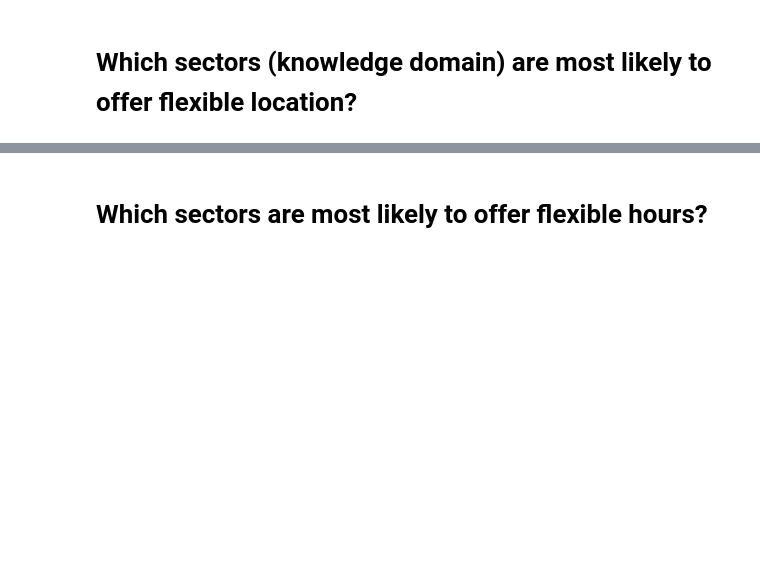
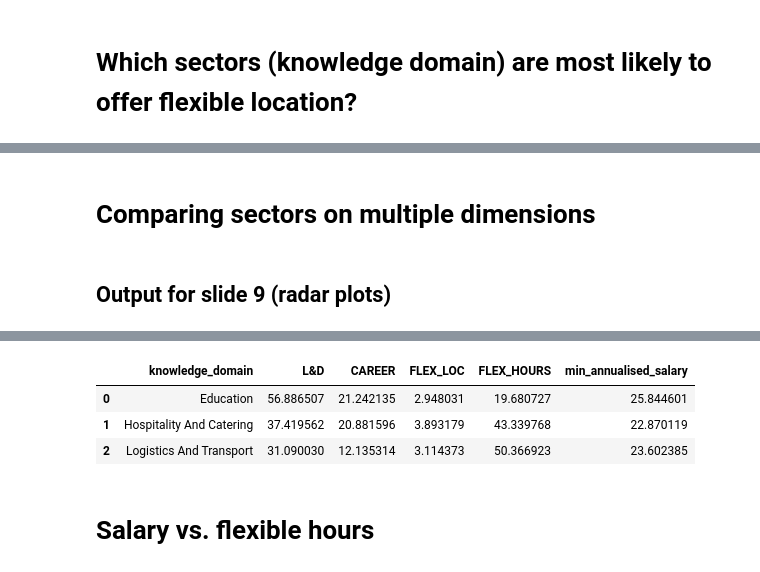
Before and after one commit to nestauk/dap_job_quality, a Jupyter notebook: dap_job_quality/analysis/random_sample/analysis_random_sample.ipynb, the cells around one changed output, grey strips where cells are left out. Saved outputs shown, nothing was run; the diff lists cells and outputs as text; code cells hidden in the pictures; blank space fills up the shorter version.

```diff
--- a/dap_job_quality/analysis/random_sample/analysis_random_sample.ipynb
+++ b/dap_job_quality/analysis/random_sample/analysis_random_sample.ipynb
@@ -194 +443,3 @@ subset = full_data[full_data['knowledge_domain'].isin(['Education', 'Logistics A
+# %% [markdown]
+# Comparing sectors on multiple dimensions
 # %%
@@ -203,6 +456,10 @@ radar_data['CAREER'] = radar_data['CAREER'] * 100
 radar_data['FLEX_LOC'] = radar_data['FLEX_LOC'] * 100
 radar_data['FLEX_HOURS'] = radar_data['FLEX_HOURS'] * 100
 radar_data['min_annualised_salary'] = radar_data['min_annualised_salary'] / 1000
+# %% [markdown]
+## Output for slide 9 (radar plots)
 # %%
 radar_data.to_csv('outputs/radar_data.csv', index=False)
+save_to_s3(BUCKET_NAME, radar_data, f'{S3_OUT_PATH}/radar_data.csv')
 radar_data
+# %% [output]
@@ -209,5 +467,9 @@ radar_data
+|  | knowledge_domain | L&D | CAREER | FLEX_LOC | FLEX_HOURS | min_annualised_salary |
+| 0 | Education | 56.886507 | 21.242135 | 2.948031 | 19.680727 | 25.844601 |
+| 1 | Hospitality And Catering | 37.419562 | 20.881596 | 3.893179 | 43.339768 | 22.870119 |
+| 2 | Logistics And Transport | 31.090030 | 12.135314 | 3.114373 | 50.366923 | 23.602385 |
-# %% [markdown]
-# Which sectors are most likely to offer flexible hours?
+# %% [markdown]
+# Salary vs. flexible hours
 # %%
 prop_flex_hr_by_kd = prop_table(full_data, grouping_cols = ['knowledge_domain'], prop_col='FLEX_HOURS', sort_by=['proportion'], ascending=False)
 prop_flex_hr_by_kd
```
Also changed, not shown: parts of 68 cells of this notebook.
